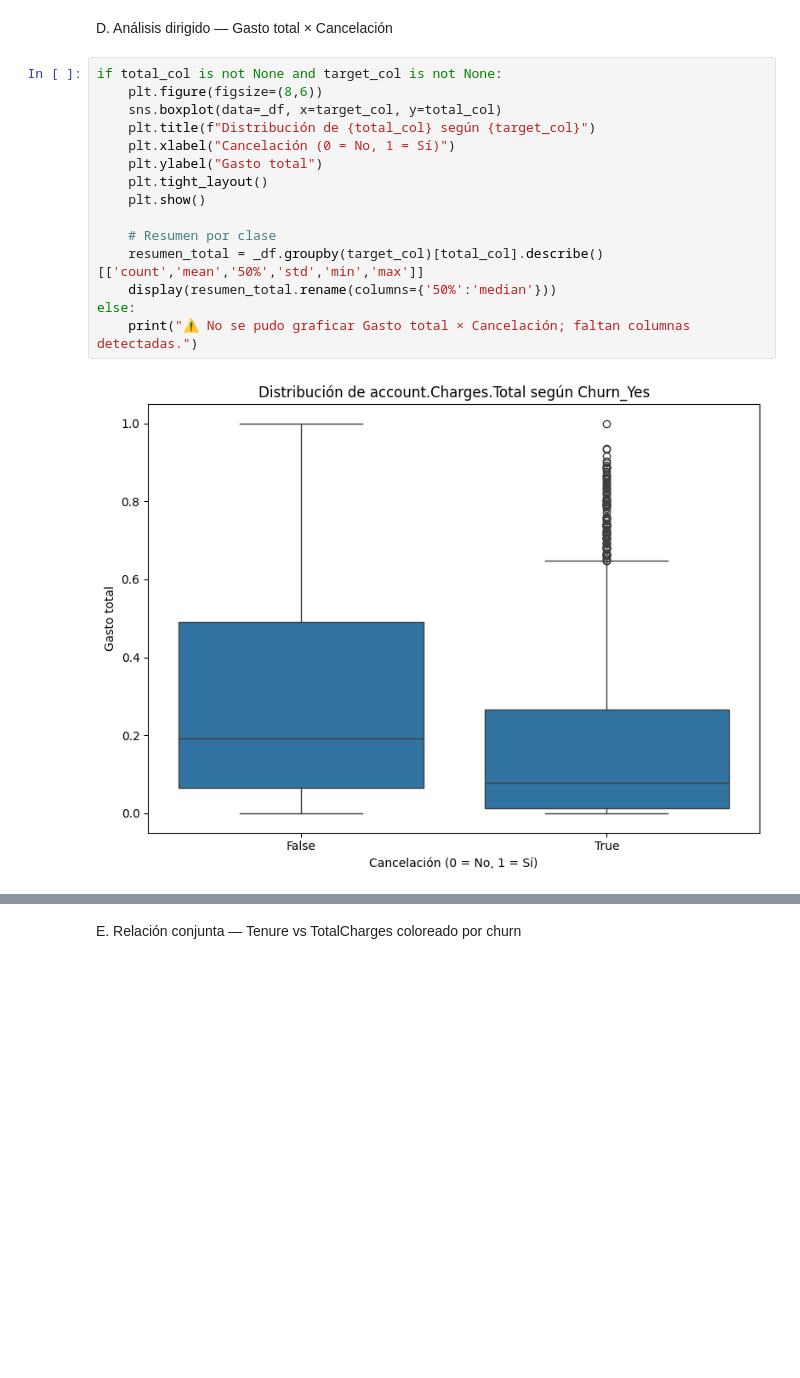
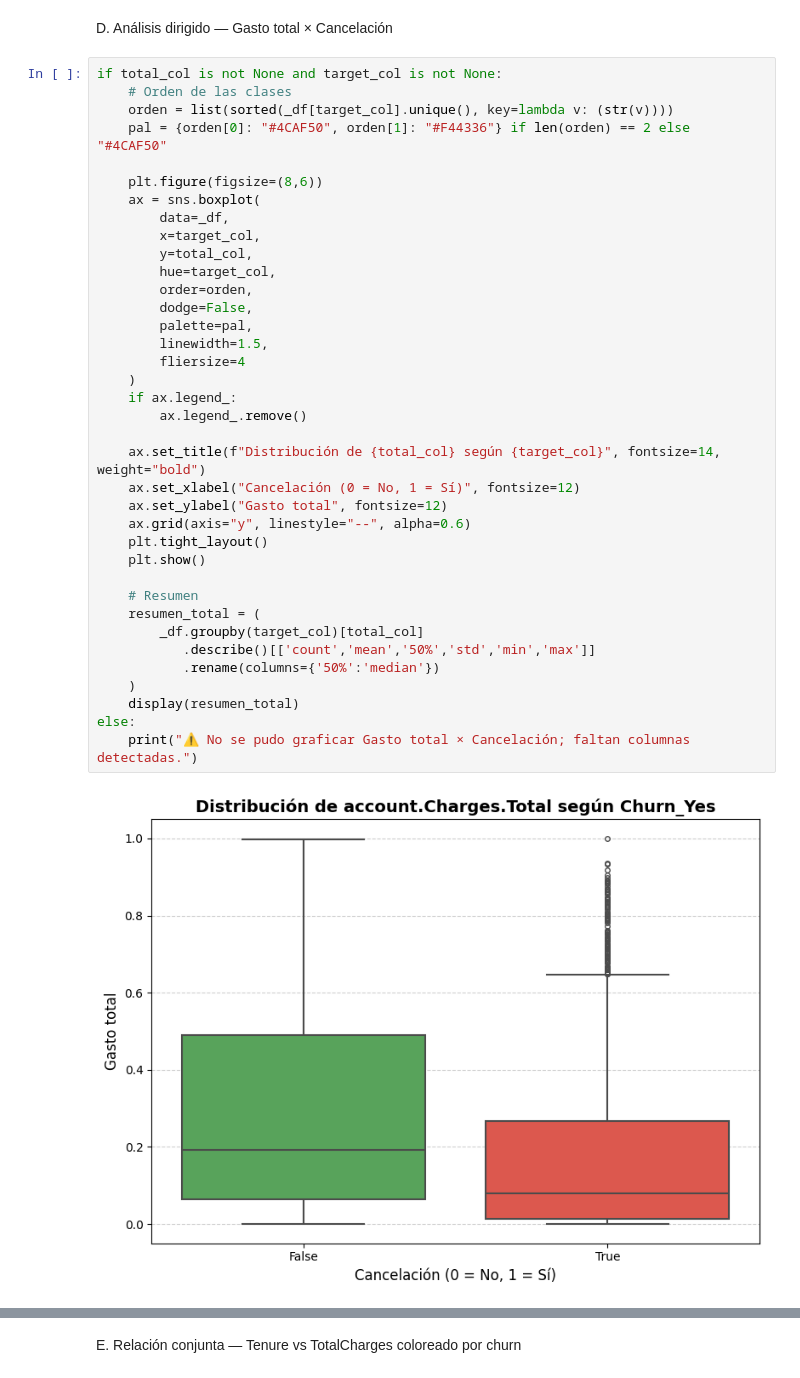
Before and after one commit to eD07/ChallengeDataScienceTelecomXParte2, a Jupyter notebook: TelecomXParte2.ipynb, the cells around one changed output, grey strips where cells are left out. Saved outputs shown, nothing was run; the diff lists cells and outputs as text; blank space fills up the shorter version.

```diff
--- a/TelecomXParte2.ipynb
+++ b/TelecomXParte2.ipynb
@@ -1019,21 +1053,43 @@ else:
 D. Análisis dirigido — Gasto total × Cancelación
 # %%
 if total_col is not None and target_col is not None:
+    # Orden de las clases
+    orden = list(sorted(_df[target_col].unique(), key=lambda v: (str(v))))
+    pal = {orden[0]: "#4CAF50", orden[1]: "#F44336"} if len(orden) == 2 else "#4CAF50"
+
     plt.figure(figsize=(8,6))
-    sns.boxplot(data=_df, x=target_col, y=total_col)
-    plt.title(f"Distribución de {total_col} según {target_col}")
-    plt.xlabel("Cancelación (0 = No, 1 = Sí)")
-    plt.ylabel("Gasto total")
+    ax = sns.boxplot(
+        data=_df,
+        x=target_col,
+        y=total_col,
+        hue=target_col,
+        order=orden,
+        dodge=False,
+        palette=pal,
+        linewidth=1.5,
+        fliersize=4
+    )
+    if ax.legend_:
+        ax.legend_.remove()
+
+    ax.set_title(f"Distribución de {total_col} según {target_col}", fontsize=14, weight="bold")
+    ax.set_xlabel("Cancelación (0 = No, 1 = Sí)", fontsize=12)
+    ax.set_ylabel("Gasto total", fontsize=12)
+    ax.grid(axis="y", linestyle="--", alpha=0.6)
     plt.tight_layout()
     plt.show()
 
-    # Resumen por clase
-    resumen_total = _df.groupby(target_col)[total_col].describe()[['count','mean','50%','std','min','max']]
-    display(resumen_total.rename(columns={'50%':'median'}))
+    # Resumen
+    resumen_total = (
+        _df.groupby(target_col)[total_col]
+           .describe()[['count','mean','50%','std','min','max']]
+           .rename(columns={'50%':'median'})
+    )
+    display(resumen_total)
 else:
     print("⚠ No se pudo graficar Gasto total × Cancelación; faltan columnas detectadas.")
 # %% [output]
-[figure, old version]
+[figure, new version]
 |  | count | mean | median | std | min | max |
 | Churn_Yes |  |  |  |  |  |  |
 | False | 5163.0 | 0.292701 | 0.192107 | 0.268804 | 0.000000 | 0.998575 |
```
Also changed, not shown: parts of 5 cells of this notebook.
